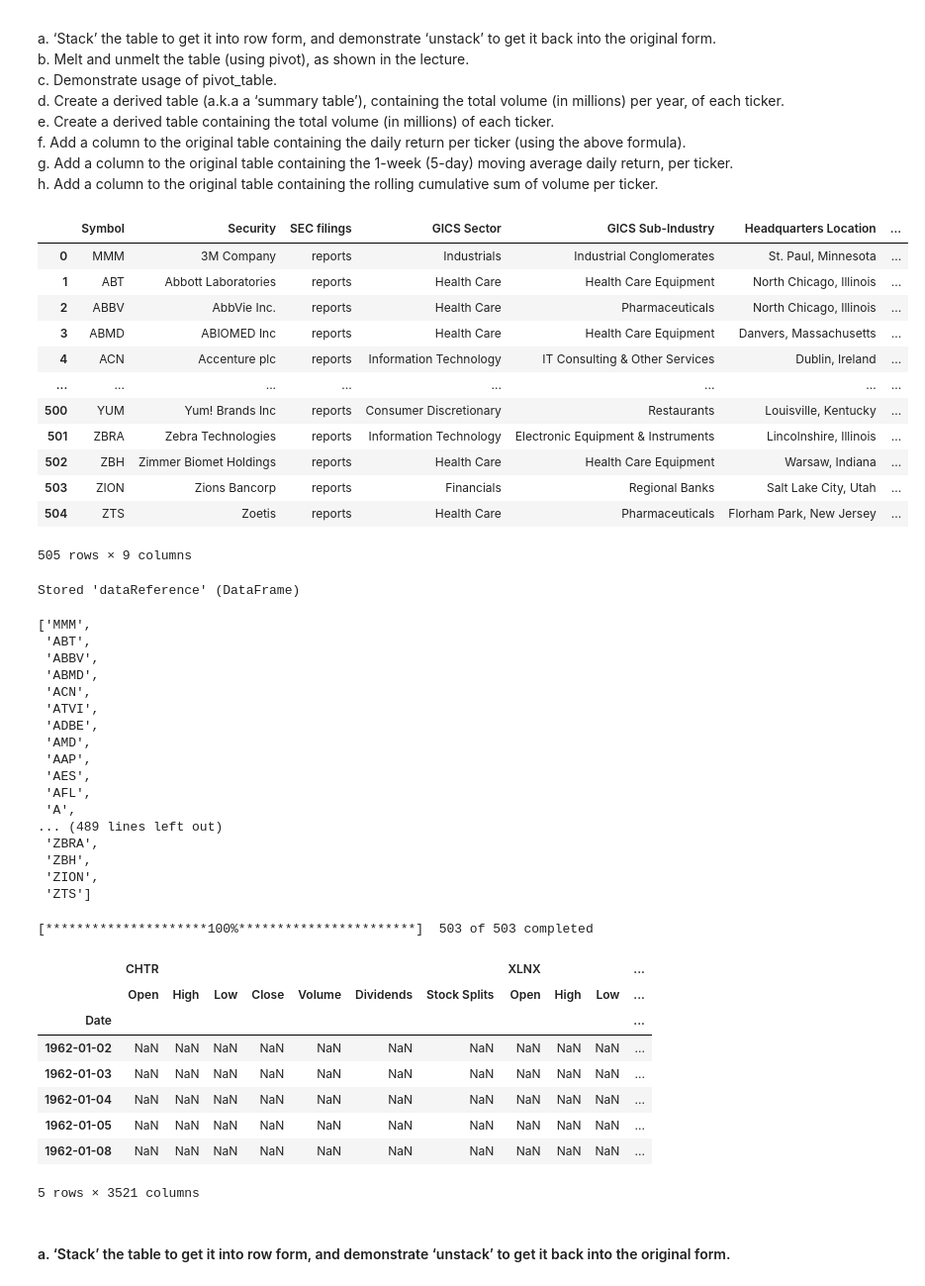
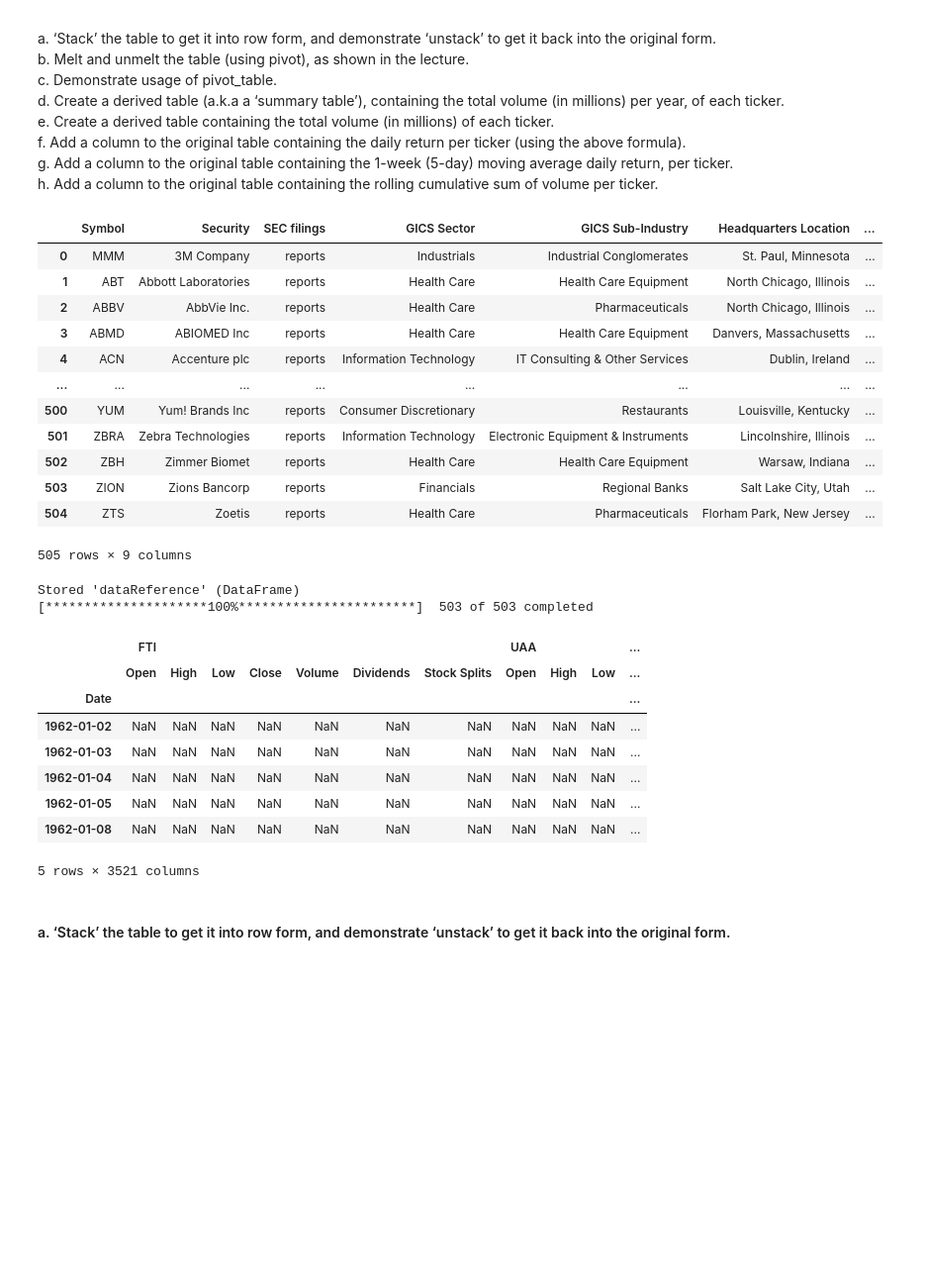
Before and after one commit to jeffsnguyen/Python, a Jupyter notebook: Level_8/Homework/8_2_6.ipynb, the cells around one changed output. Shown at 99% size. Saved outputs shown, nothing was run; the diff lists cells and outputs as text; code cells hidden in the pictures; blank space fills up the shorter version.

```diff
--- a/Level_8/Homework/8_2_6.ipynb
+++ b/Level_8/Homework/8_2_6.ipynb
@@ -27,68 +27,50 @@ import yfinance as yf
 # Get the table of all stocks in the S&P 500 from Wikipedia
 payload=pd.read_html('https://en.wikipedia.org/wiki/List_of_S%26P_500_companies')
 first_table = payload[0]
 second_table = payload[1]
 gspcSummary = first_table
 gspcSummary  # Display the wiki table of S&P500
 
 # To repurpose this table in other notebooks
 dataReference = gspcSummary
 %store dataReference
 del dataReference
 
 gspcList = list(gspcSummary.Symbol)  # Put all the symbol into a list
-gspcList
 
 # Remove invalid symbol with no data from yf
 gspcList.remove('BRK.B')
 gspcList.remove('BF.B')
 
 # Download data into a multiindex table
 tickers = yf.Tickers(gspcList)
-hist = tickers.history(group_by='ticker', period='max')
-hist.head()
+hist1 = tickers.history(group_by='ticker', period='max')
+hist1.head()
 # %% [output]
 |  | Symbol | Security | SEC filings | GICS Sector | GICS Sub-Industry | Headquarters Location | ... |
 | 0 | MMM | 3M Company | reports | Industrials | Industrial Conglomerates | St. Paul, Minnesota | ... |
 | 1 | ABT | Abbott Laboratories | reports | Health Care | Health Care Equipment | North Chicago, Illinois | ... |
 | 2 | ABBV | AbbVie Inc. | reports | Health Care | Pharmaceuticals | North Chicago, Illinois | ... |
 | 3 | ABMD | ABIOMED Inc | reports | Health Care | Health Care Equipment | Danvers, Massachusetts | ... |
 | 4 | ACN | Accenture plc | reports | Information Technology | IT Consulting & Other Services | Dublin, Ireland | ... |
 | ... | ... | ... | ... | ... | ... | ... | ... |
 | 500 | YUM | Yum! Brands Inc | reports | Consumer Discretionary | Restaurants | Louisville, Kentucky | ... |
 | 501 | ZBRA | Zebra Technologies | reports | Information Technology | Electronic Equipment & Instruments | Lincolnshire, Illinois | ... |
-| 502 | ZBH | Zimmer Biomet Holdings | reports | Health Care | Health Care Equipment | Warsaw, Indiana | ... |
+| 502 | ZBH | Zimmer Biomet | reports | Health Care | Health Care Equipment | Warsaw, Indiana | ... |
 | 503 | ZION | Zions Bancorp | reports | Financials | Regional Banks | Salt Lake City, Utah | ... |
 | 504 | ZTS | Zoetis | reports | Health Care | Pharmaceuticals | Florham Park, New Jersey | ... |
 505 rows × 9 columns
 Stored 'dataReference' (DataFrame)
+[*********************100%***********************]  503 of 503 completed
+|  | FTI |  |  |  |  |  |  | UAA |  |  | ... |
+|  | Open | High | Low | Close | Volume | Dividends | Stock Splits | Open | High | Low | ... |
+| Date |  |  |  |  |  |  |  |  |  |  | ... |
+| 1962-01-02 | NaN | NaN | NaN | NaN | NaN | NaN | NaN | NaN | NaN | NaN | ... |
+| 1962-01-03 | NaN | NaN | NaN | NaN | NaN | NaN | NaN | NaN | NaN | NaN | ... |
+| 1962-01-04 | NaN | NaN | NaN | NaN | NaN | NaN | NaN | NaN | NaN | NaN | ... |
+| 1962-01-05 | NaN | NaN | NaN | NaN | NaN | NaN | NaN | NaN | NaN | NaN | ... |
+| 1962-01-08 | NaN | NaN | NaN | NaN | NaN | NaN | NaN | NaN | NaN | NaN | ... |
-['MMM',
- 'ABT',
- 'ABBV',
- 'ABMD',
- 'ACN',
- 'ATVI',
- 'ADBE',
- 'AMD',
- 'AAP',
- 'AES',
- 'AFL',
- 'A',
-... (489 lines left out)
- 'ZBRA',
- 'ZBH',
- 'ZION',
- 'ZTS']
+5 rows × 3521 columns
-[*********************100%***********************]  503 of 503 completed
-|  | CHTR |  |  |  |  |  |  | XLNX |  |  | ... |
-|  | Open | High | Low | Close | Volume | Dividends | Stock Splits | Open | High | Low | ... |
-| Date |  |  |  |  |  |  |  |  |  |  | ... |
-| 1962-01-02 | NaN | NaN | NaN | NaN | NaN | NaN | NaN | NaN | NaN | NaN | ... |
-| 1962-01-03 | NaN | NaN | NaN | NaN | NaN | NaN | NaN | NaN | NaN | NaN | ... |
-| 1962-01-04 | NaN | NaN | NaN | NaN | NaN | NaN | NaN | NaN | NaN | NaN | ... |
-| 1962-01-05 | NaN | NaN | NaN | NaN | NaN | NaN | NaN | NaN | NaN | NaN | ... |
-| 1962-01-08 | NaN | NaN | NaN | NaN | NaN | NaN | NaN | NaN | NaN | NaN | ... |
-5 rows × 3521 columns
 # %% [markdown]
 #### a. ‘Stack’ the table to get it into row form, and demonstrate ‘unstack’ to get it back into the original form.
 # %%
```
Also changed, not shown: parts of 8 cells of this notebook.
